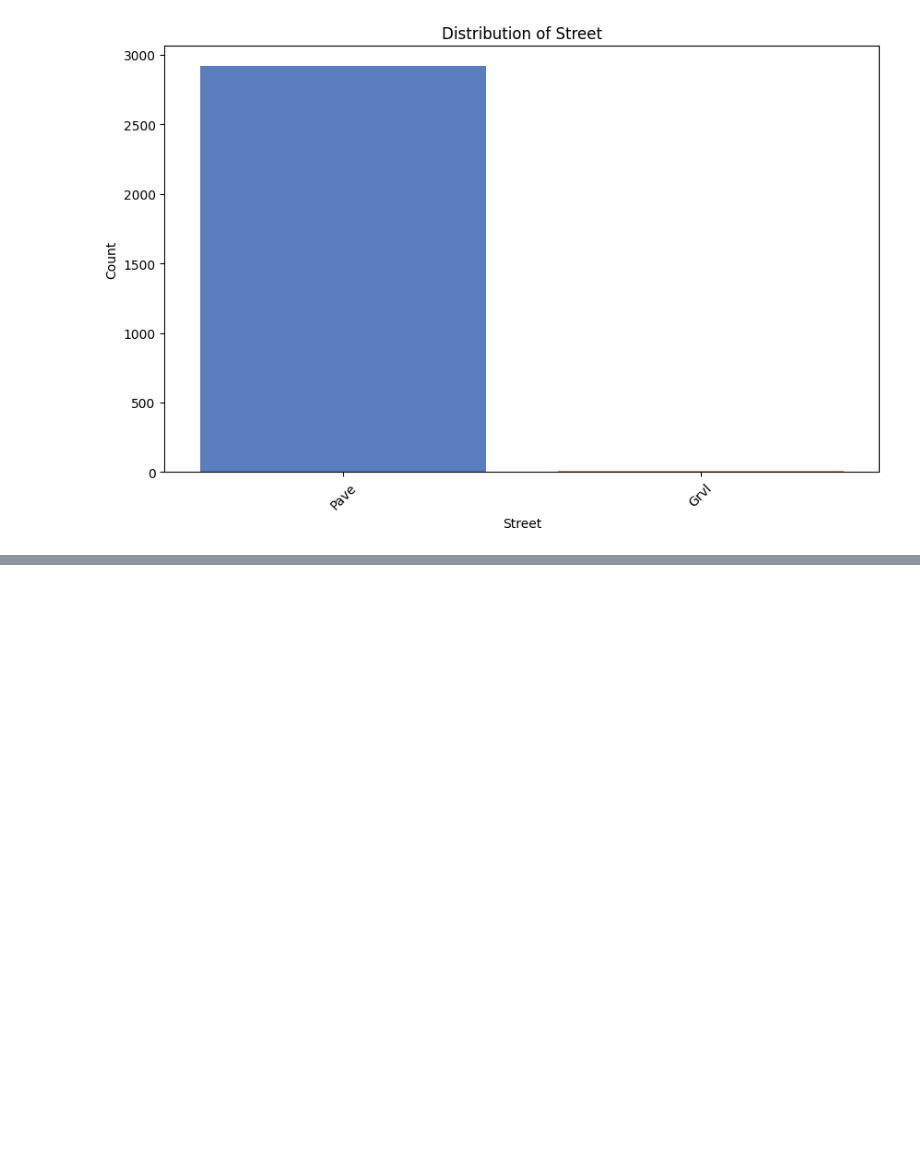
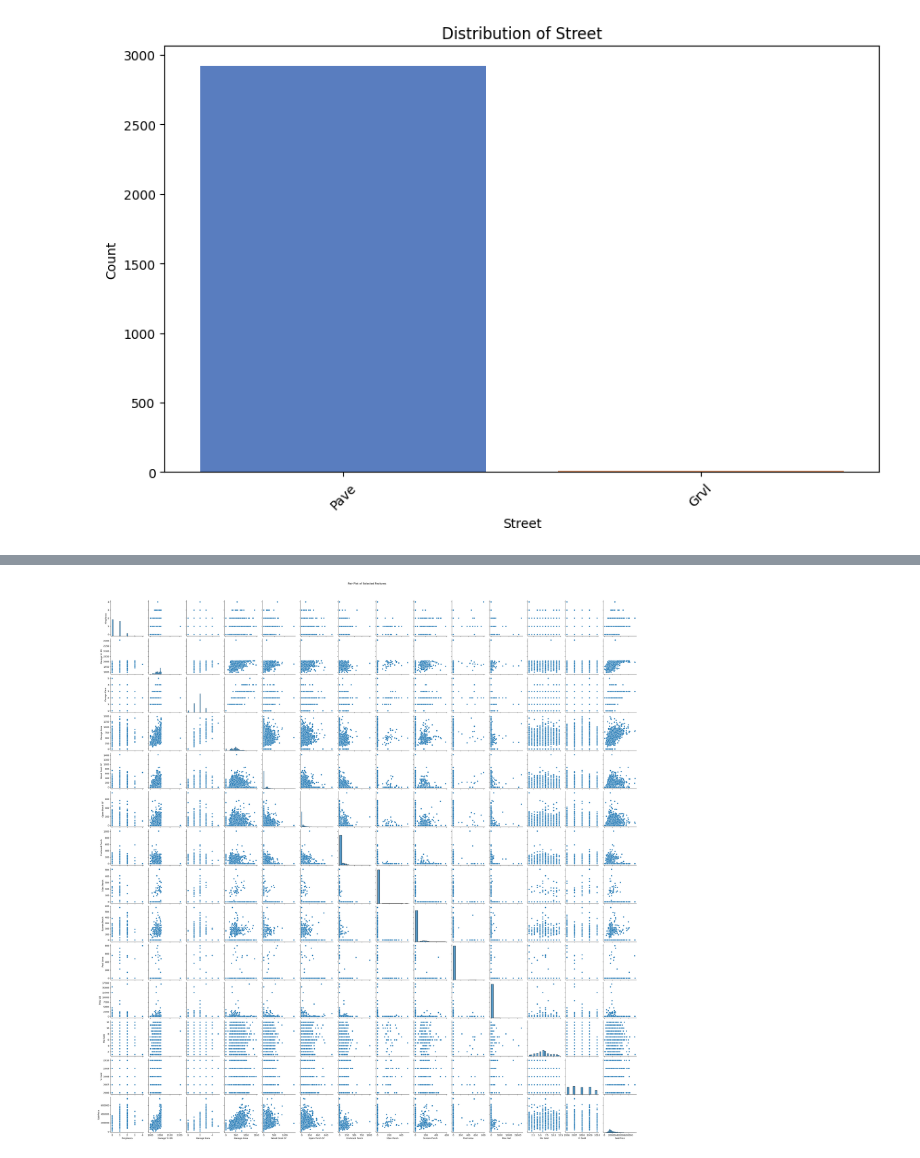
Before and after one commit to SMhlanga21/ML-projects, a Jupyter notebook: house price prediction/EDA.ipynb, the cells around one changed output, grey strips where cells are left out. Drawn from its saved outputs; the diff is of its cells as text; code cells hidden in the pictures; blank space fills up the shorter version.

```diff
--- a/house price prediction/EDA.ipynb
+++ b/house price prediction/EDA.ipynb
@@ -142,0 +167,4 @@ Passing `palette` without assigning `hue` is deprecated and will be removed in v
+# %%
+multivariate.generate_pairplot(selected_cols)
+# %% [output]
+[figure, added]
```
Also changed, not shown: parts of 5 cells of this notebook, 1 other file.
